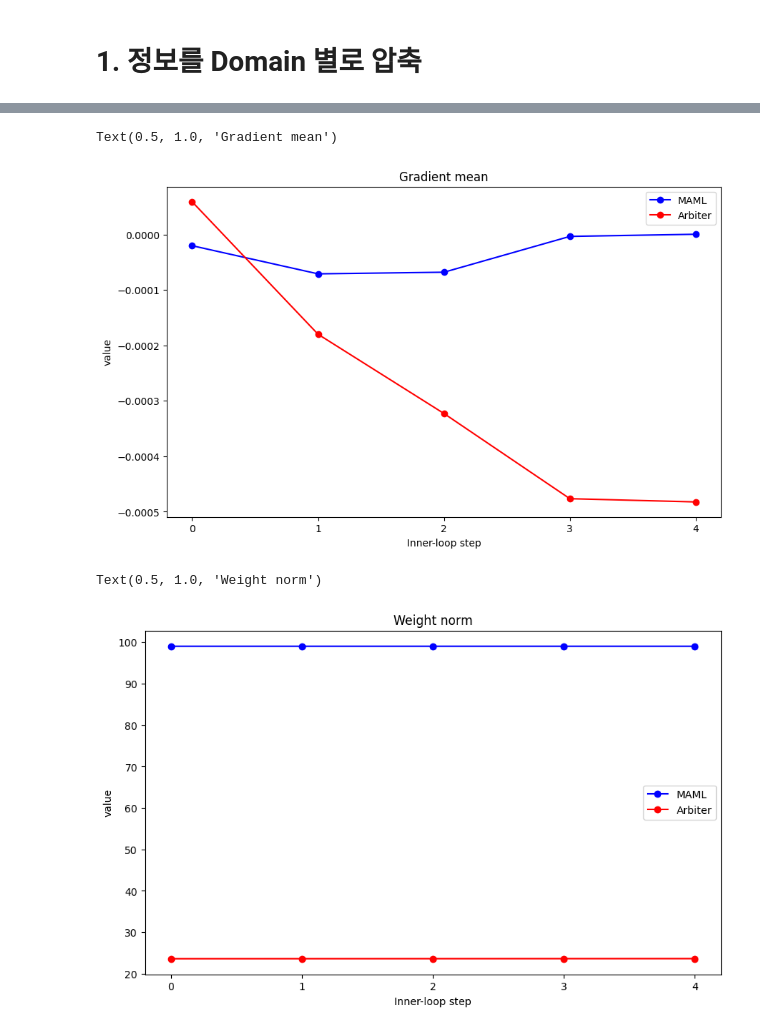
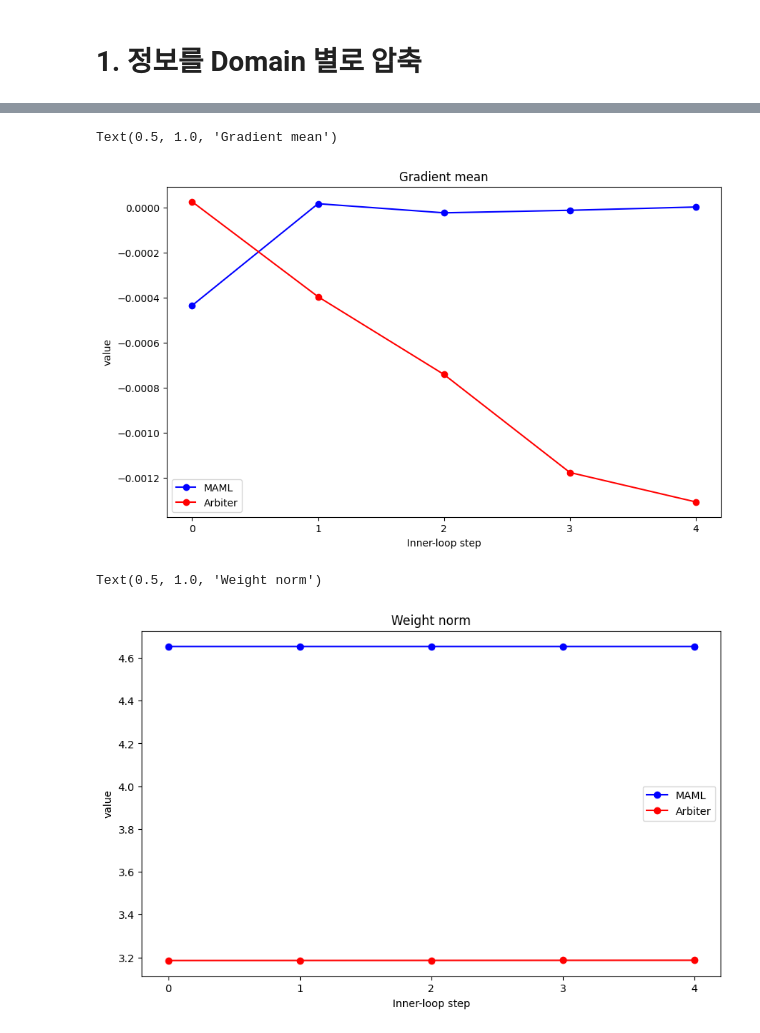
Before and after one commit to SKKUJMLim/MAML, a Jupyter notebook: Test_jupyternotebook/Analytics_adaptation.ipynb, the cells around one changed output, grey strips where cells are left out. Cells and saved outputs as stored; diff of their text form; code cells hidden in the pictures.

Commit message:
maml

```diff
--- a/Test_jupyternotebook/Analytics_adaptation.ipynb
+++ b/Test_jupyternotebook/Analytics_adaptation.ipynb
@@ -9,8 +11,8 @@ import os
 os.environ['KMP_DUPLICATE_LIB_OK']='True'
 # %%
 # CSV 파일에 접근
-maml_info = pd.read_csv('../MAML_filter128/MAML_filter128_inner_loop.csv')
-arbiter_info = pd.read_csv('../MAML+Arbiter_5way_5shot_7173/MAML+Arbiter_5way_5shot_inner_loop.csv')
+maml_info = pd.read_csv('../MAML_filter128/MAML_filter128_inner_loop_test.csv')
+arbiter_info = pd.read_csv('../MAML+Arbiter_5way_5shot_7173/MAML+Arbiter_5way_5shot_inner_loop_test.csv')
 
 # 훈련 정보만 가지고 온다
 maml_info_train = maml_info[maml_info['phase']=='val']
@@ -176,42 +179,42 @@ plt.ylabel('value')
 plt.title('Gradient mean')
 # %% [output]
 Text(0.5, 1.0, 'Gradient mean')
-[figure, old version]
+[figure, new version]
 # %%
 group_names = []
 
 for name, group in maml_info_mini_imagenet:
     # 그룹 이름을 저장 (모든 그룹은 동일한 순서로 추가됨)
     if name not in group_names:
         group_names.append(name)
 
 x = range(len(group_names))
 
 maml_mean_df = maml_info_mini_imagenet['all_weights_norm'].mean()
 arbiter_mean_df = arbiter_info_mini_imagenet['all_weights_norm'].mean()
 
 maml_means = maml_mean_df.values
 arbiter_means = arbiter_mean_df.values
 
 # 데이터에 로그 변환 적용
-# maml_means = np.log(maml_means)
-# arbiter_means = np.log(arbiter_means)
+maml_means = np.log(maml_means)
+arbiter_means = np.log(arbiter_means)
 
 # 꺾은선 그래프를 그립니다
 plt.figure(figsize=(10, 6))
 plt.plot(x, maml_means, '-o', color='b', label='MAML')
 plt.plot(x, arbiter_means, '-o', color='r', label='Arbiter')
 # plt.plot(x, arbiter_withoutWN_means, '-o', color='g', label='Arbiter_withoutWN')
 # plt.plot(x, arbiter_withoutGN_means, '-o', color='violet', label='Arbiter_withoutGN')
 
 plt.legend()
 plt.xticks(x, group_names)
 plt.xlabel('Inner-loop step')
 plt.ylabel('value')
 plt.title('Weight norm')
 # %% [output]
 Text(0.5, 1.0, 'Weight norm')
-[figure, old version]
+[figure, new version]
 # %%
 group_names = []
 
```
Also changed, not shown: parts of 6 cells of this notebook.
